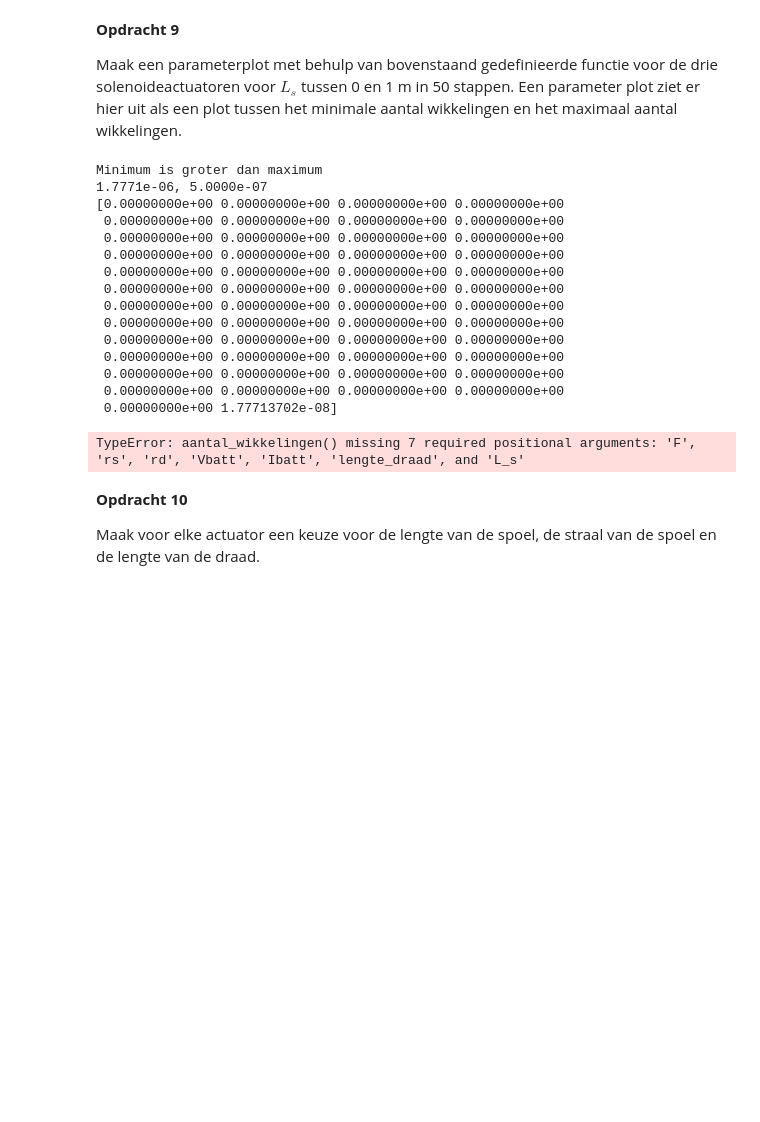
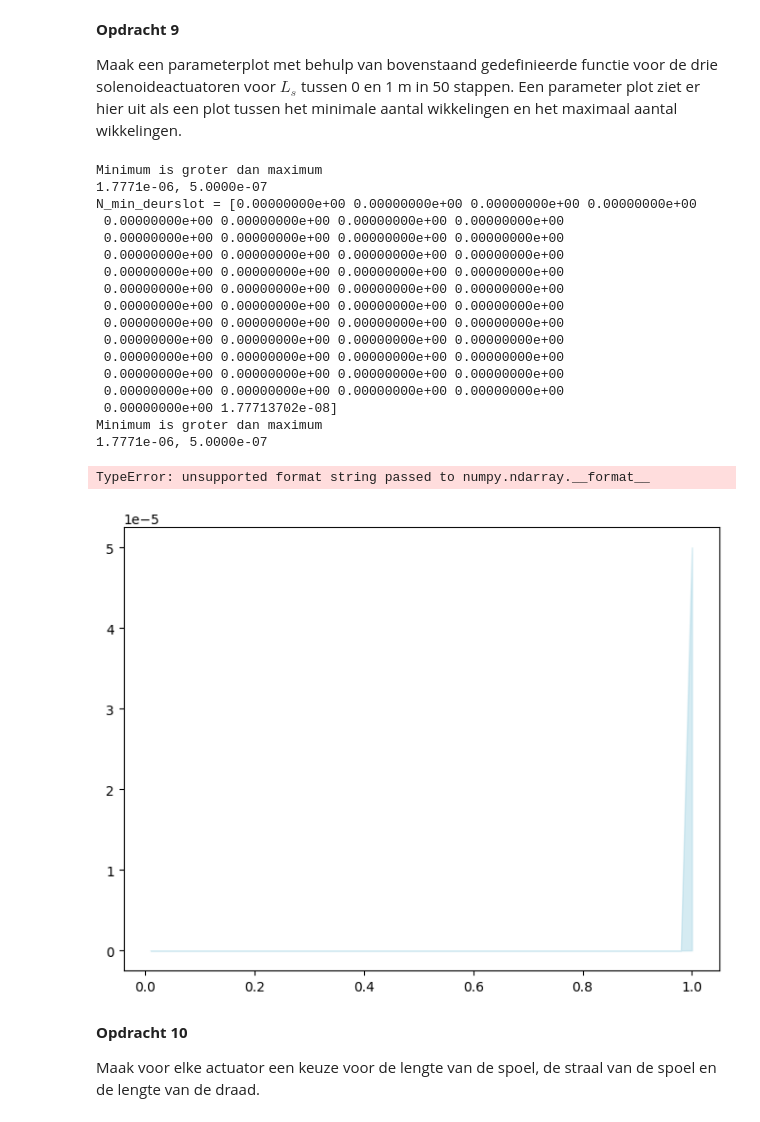
Before and after one commit to OLvanVelze/opdrachten-DEF-D-OVV, a Jupyter notebook: DigitaleOntwerpopdrachten/2KrachtactuatorOpdracht/KrachtactuatorOpdracht.ipynb, the cells around one changed output. Saved outputs shown, nothing was run; the diff lists cells and outputs as text; code cells hidden in the pictures; blank space fills up the shorter version.

```diff
--- a/DigitaleOntwerpopdrachten/2KrachtactuatorOpdracht/KrachtactuatorOpdracht.ipynb
+++ b/DigitaleOntwerpopdrachten/2KrachtactuatorOpdracht/KrachtactuatorOpdracht.ipynb
@@ -254,8 +250,8 @@ def aantal_wikkelingen1(F, rs, rd, Vbatt, Ibatt, lengte_draad, L_s):
     if N_min > N_max: ## Als het ontwerp niet mogelijk is.
         print(f'Minimum is groter dan maximum')
         print(f'{N_min:.4e}, {N_max:.4e}')
-        N_min = 0
-        N_max = 0
+        N_min = 'NaN'
+        N_max = 'NaN'
 
     return N_min, N_max
 
@@ -266,57 +262,63 @@ Lengte_draad[2] = draadlengte1(V[2], I[2], rd[2], rho)
 
 L_s = np.linspace(0.01, 1, 50)
 
-# ===== BEREKENINGEN ===== def aantal_wikkelingen(F, rs, rd, Vbatt, Ibatt, lengte_draad, L_s):
-# N_min
+# ===== BEREKENINGEN ===== (def aantal_wikkelingen1(F, rs, rd, Vbatt, Ibatt, lengte_draad, L_s):)
 
+# =============== N_min =======================
 #N_min_tafel = aantal_wikkelingen()[0]
 #N_min_grijper = aantal_wikkelingen()[0]
 for i in range(len(L_s)):
     N_min_deurslot = np.zeros(len(L_s))
     N_min_deurslot[i] = aantal_wikkelingen1(F[2], rs[2], rd[2], V[2], I[2], Lengte_draad[2], L_s[i])[0]
-print(N_min_deurslot)
-# N_max
+print(f"N_min_deurslot = {N_min_deurslot}")
+
+
+# =============== N_max =========================
 #N_max_tafel = aantal_wikkelingen()[1]
 #N_max_grijper = aantal_wikkelingen()[1]
 
+for i in range(len(L_s)):
+    N_max_deurslot = np.zeros(len(L_s))
+    N_max_deurslot[i] = aantal_wikkelingen1(F[2], rs[2], rd[2], V[2], I[2], Lengte_draad[2], L_s[i])[1]
+#print(f"N_max_deurslot = {N_max_deurslot}")
 
-N_max_deurslot = aantal_wikkelingen()[1]
-
-
-# ===== PLOT DEURSLOT =====
+# ===== PLOT DEURSLOT =================
 plt.figure(figsize=(8, 6))
 plt.fill_between(L_s, N_min_deurslot, N_max_deurslot, color='lightblue', alpha=0.5, label='Haalbaar gebied')
 plt.plot(L_s, N_min_deurslot, 'b--', label=f'N_min = {N_min_deurslot:.0f}')
 plt.plot(L_s, N_max_deurslot, 'k-', linewidth=2, label=f'N_max = {N_max_deurslot:.0f}')
 
 plt.xlabel('Spoellengte Ls (m)')
 plt.ylabel('Aantal windingen N')
 plt.title('Parameterplot: Haalbaar gebied voor N als functie van Ls')
 plt.legend()
 plt.grid(True, alpha=0.3)
 plt.tight_layout()
 plt.show()
 
 # ===== CONTROLE DEURSLOT =====
 print(f"N_min = {N_min_deurslot:.0f}")
 print(f"N_max = {N_max_deurslot:.0f}")
 # %% [output]
 Minimum is groter dan maximum
 1.7771e-06, 5.0000e-07
-[0.00000000e+00 0.00000000e+00 0.00000000e+00 0.00000000e+00
+N_min_deurslot = [0.00000000e+00 0.00000000e+00 0.00000000e+00 0.00000000e+00
  0.00000000e+00 0.00000000e+00 0.00000000e+00 0.00000000e+00
  0.00000000e+00 0.00000000e+00 0.00000000e+00 0.00000000e+00
  0.00000000e+00 0.00000000e+00 0.00000000e+00 0.00000000e+00
  0.00000000e+00 0.00000000e+00 0.00000000e+00 0.00000000e+00
  0.00000000e+00 0.00000000e+00 0.00000000e+00 0.00000000e+00
  0.00000000e+00 0.00000000e+00 0.00000000e+00 0.00000000e+00
  0.00000000e+00 0.00000000e+00 0.00000000e+00 0.00000000e+00
  0.00000000e+00 0.00000000e+00 0.00000000e+00 0.00000000e+00
  0.00000000e+00 0.00000000e+00 0.00000000e+00 0.00000000e+00
  0.00000000e+00 0.00000000e+00 0.00000000e+00 0.00000000e+00
  0.00000000e+00 0.00000000e+00 0.00000000e+00 0.00000000e+00
  0.00000000e+00 1.77713702e-08]
+Minimum is groter dan maximum
+1.7771e-06, 5.0000e-07
-TypeError: aantal_wikkelingen() missing 7 required positional arguments: 'F', 'rs', 'rd', 'Vbatt', 'Ibatt', 'lengte_draad', and 'L_s'
+TypeError: unsupported format string passed to numpy.ndarray.__format__
+[figure, added]
 # %% [markdown]
 **Opdracht 10**
 
```
Also changed, not shown: parts of 1 cell of this notebook.
